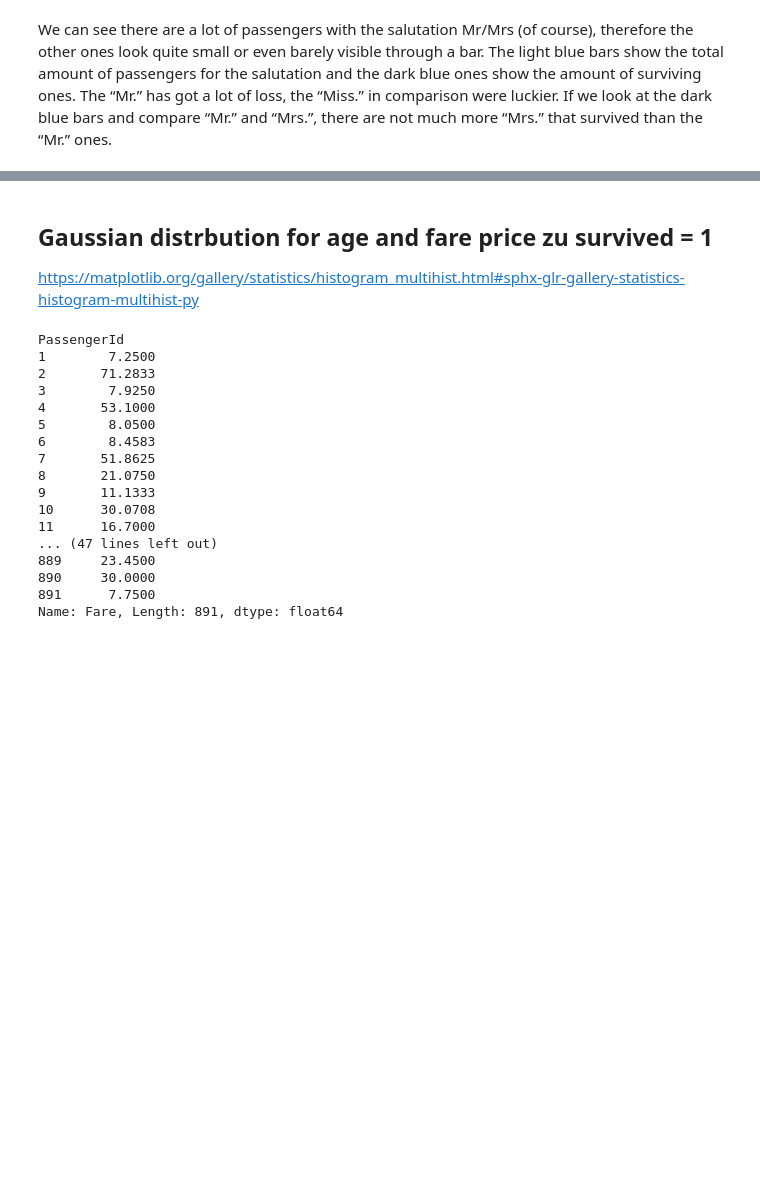
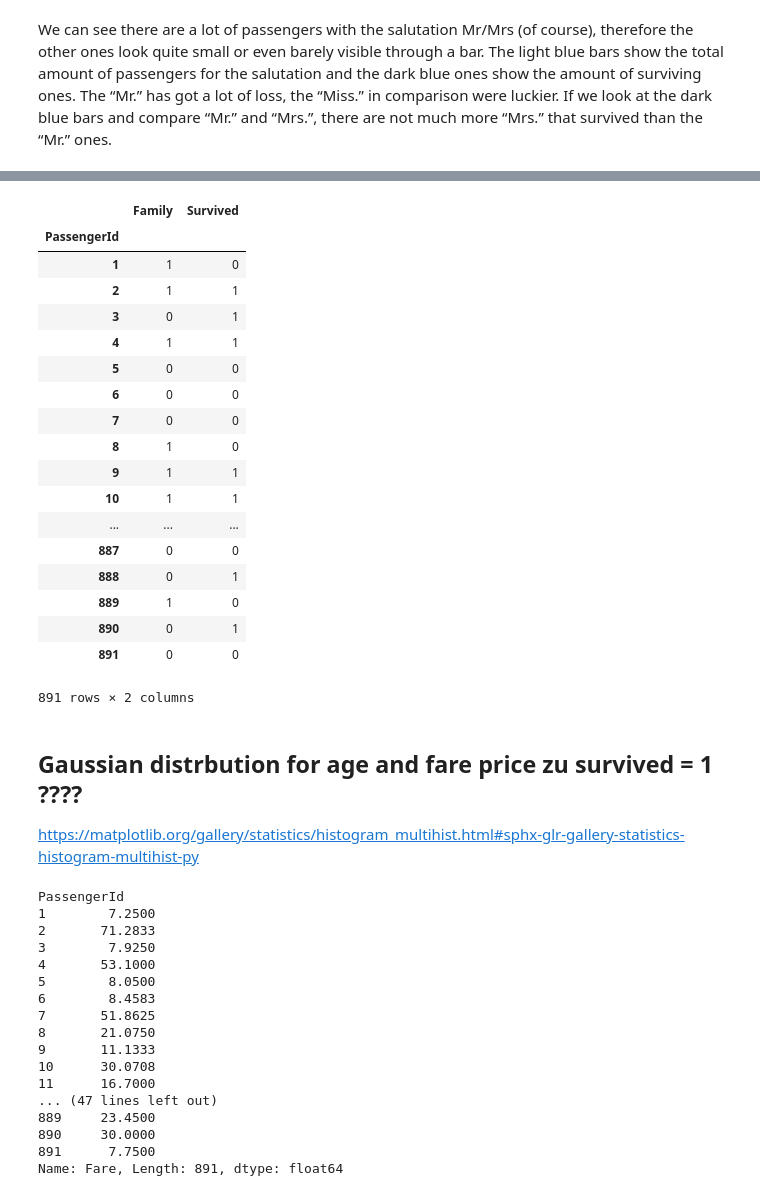
Before and after one commit to IIIskiplikIII/my-titanic-try, a Jupyter notebook: my-titanic-try.ipynb, the cells around one changed output, grey strips where cells are left out. Drawn from its saved outputs; the diff is of its cells as text; code cells hidden in the pictures; blank space fills up the shorter version.

```diff
--- a/my-titanic-try.ipynb
+++ b/my-titanic-try.ipynb
@@ -780,5 +803,27 @@ We can see there are a lot of passengers with the salutation Mr/Mrs (of course),
+# %%
+df_survivalinfo.loc[:,['Family','Survived']]
+# %% [output]
+|  | Family | Survived |
+| PassengerId |  |  |
+| 1 | 1 | 0 |
+| 2 | 1 | 1 |
+| 3 | 0 | 1 |
+| 4 | 1 | 1 |
+| 5 | 0 | 0 |
+| 6 | 0 | 0 |
+| 7 | 0 | 0 |
+| 8 | 1 | 0 |
+| 9 | 1 | 1 |
+| 10 | 1 | 1 |
+| ... | ... | ... |
+| 887 | 0 | 0 |
+| 888 | 0 | 1 |
+| 889 | 1 | 0 |
+| 890 | 0 | 1 |
+| 891 | 0 | 0 |
+891 rows × 2 columns
 # %% [markdown]
-## Gaussian distrbution for age and fare price zu survived = 1
+## Gaussian distrbution for age and fare price zu survived = 1 ????
 
 https://matplotlib.org/gallery/statistics/histogram_multihist.html#sphx-glr-gallery-statistics-histogram-multihist-py
 # %%
```
Also changed, not shown: parts of 6 cells of this notebook.
